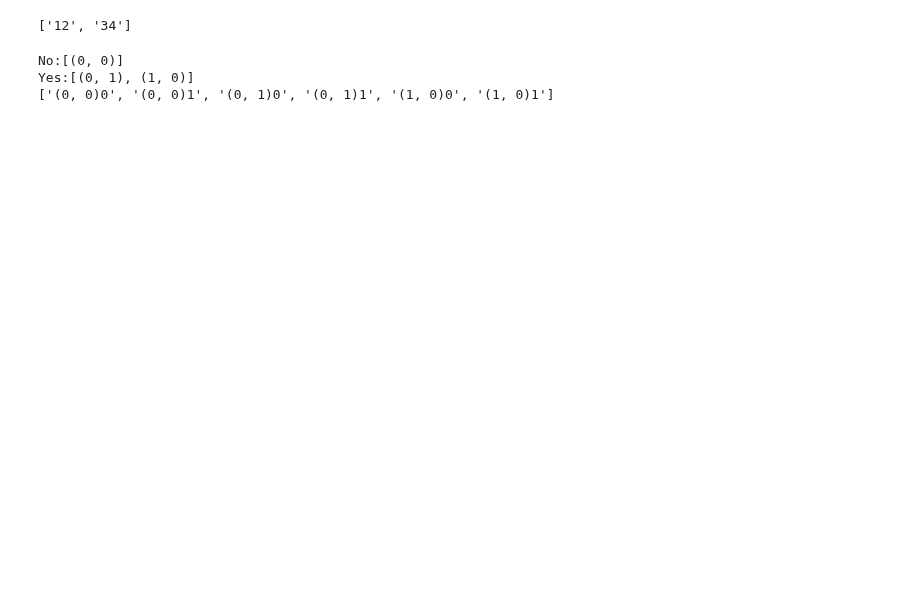
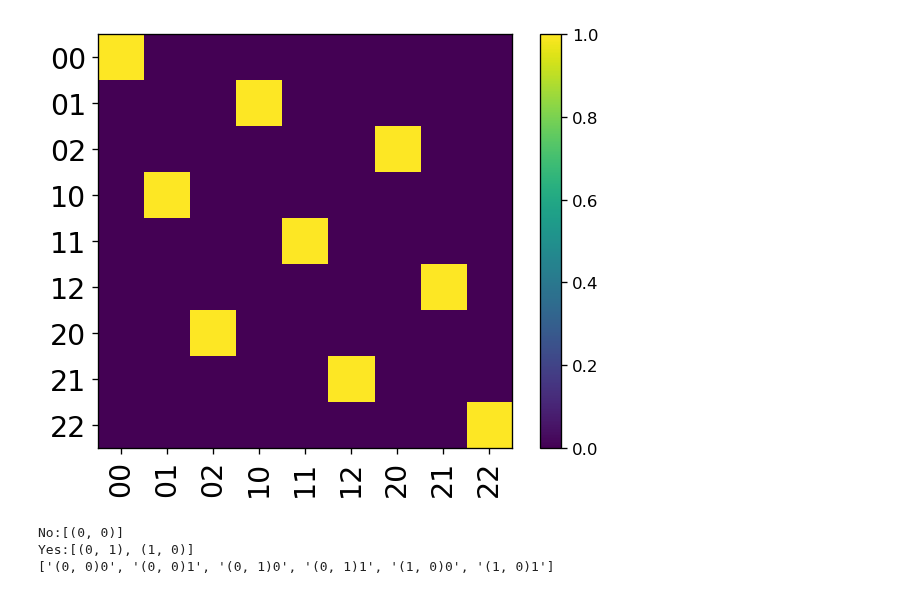
Before and after one commit to blake-holman/ED_Adversaries, a Jupyter notebook: Untitled1.ipynb, the cells around one changed output. Drawn from its saved outputs; the diff is of its cells as text; code cells hidden in the pictures; blank space fills up the shorter version.

```diff
--- a/Untitled1.ipynb
+++ b/Untitled1.ipynb
@@ -136,9 +136,9 @@ def get_swap_mat(pairs):
 def inv_map(map):
     return {image: preimage for preimage, image in enumerate(map)}
 # %%
-print(to_str_list([[1,2], [3,4]]))
+visualize(get_swap_mat(3**2), labels=[to_str_list(product(range(3), range(3)))]*2)
 # %% [output]
-['12', '34']
+[figure, added]
 # %%
 def get_delta_constraint_mats(problem, rank):
     num_pairs = problem.no_len*problem.yes_len
```
Also changed, not shown: parts of 6 cells of this notebook.
